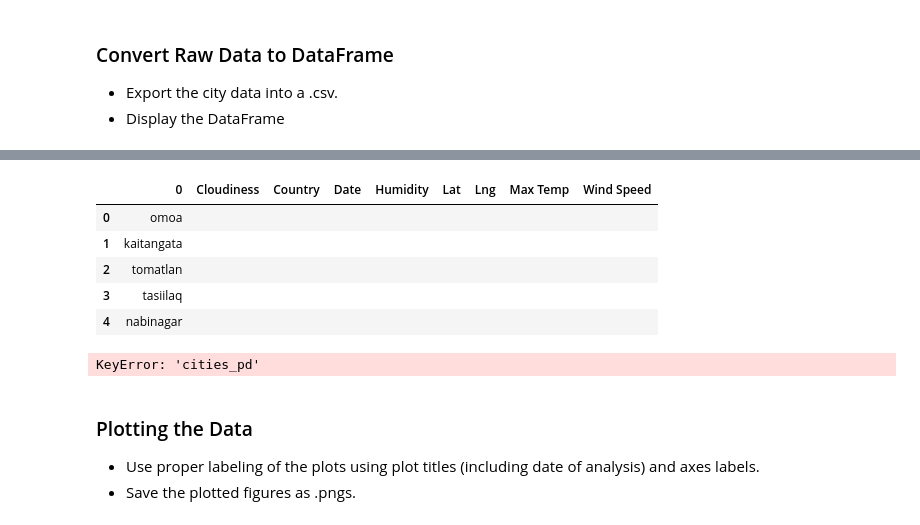
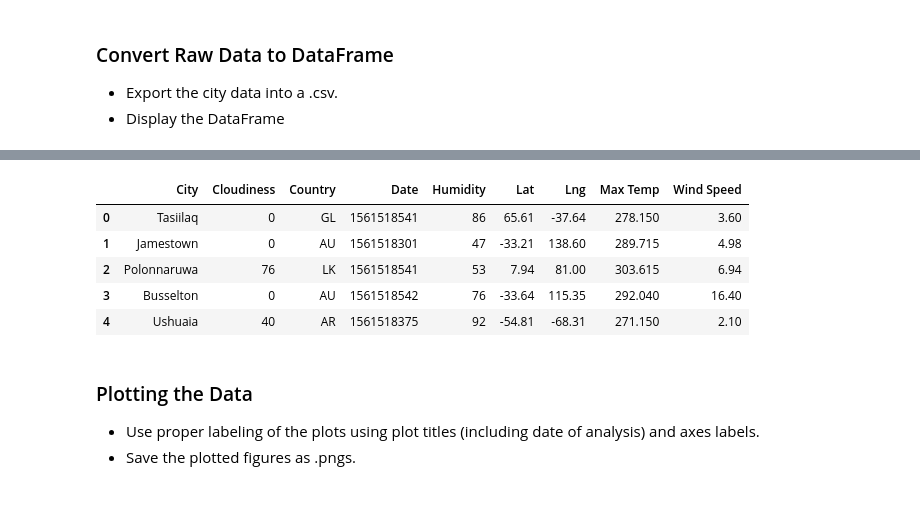
Before and after one commit to zareentaz/Equator-Weather-Analysis, a Jupyter notebook: Python-API/Instructions/starter_code/WeatherPy.ipynb, the cells around one changed output, grey strips where cells are left out. Drawn from its saved outputs; the diff is of its cells as text; code cells hidden in the pictures.

```diff
--- a/Python-API/Instructions/starter_code/WeatherPy.ipynb
+++ b/Python-API/Instructions/starter_code/WeatherPy.ipynb
@@ -117,38 +145,0 @@ cities_rename.head()
-# %%
-cities_pd["Cloudiness"] = ""
-cities_pd["Country"] = ""
-cities_pd["Date"] = ""
-cities_pd["Humidity"] = ""
-cities_pd["Lat"] = ""
-cities_pd["Lng"] = ""
-cities_pd["Max Temp"] = ""
-cities_pd["Wind Speed"] = ""
-
-cities_pd.head()
-# %% [output]
-|  | 0 | Cloudiness | Country | Date | Humidity | Lat | Lng | Max Temp | Wind Speed |
-| 0 | omoa |  |  |  |  |  |  |  |  |
-| 1 | kaitangata |  |  |  |  |  |  |  |  |
-| 2 | tomatlan |  |  |  |  |  |  |  |  |
-| 3 | tasiilaq |  |  |  |  |  |  |  |  |
-| 4 | nabinagar |  |  |  |  |  |  |  |  |
-# %%
-# create a params dict that will be updated with new city each iteration
-params = {"key": api_key}
-
-for index, row in cities_pd.iterrows():
-     city = row['cities_pd']
-          # update address key value
-     params['address'] = f"{city}"
-
-          # make request
-     cities_lat_lng = requests.get(url, params=params)
-
-     cities_lat_lng = cities_lat_lng.json()
-
-     cities_pd.loc[index, "Lat"] = cities_lat_lng["results"][0]["geometry"]["location"]["lat"]
-     cities_pd.loc[index, "Lng"] = cities_lat_lng["results"][0]["geometry"]["location"]["lng"]
-
-cities_pd.head()
-# %% [output]
-KeyError: 'cities_pd'
@@ -154,0 +149,13 @@ KeyError: 'cities_pd'
+# %%
+# Displaying the dataframe
+city_df = pd.DataFrame(city_pd)
+#city_df['City'].count()
+#city_df['Index'].count()
+city_df.head()
+# %% [output]
+|  | City | Cloudiness | Country | Date | Humidity | Lat | Lng | Max Temp | Wind Speed |
+| 0 | Tasiilaq | 0 | GL | 1561518541 | 86 | 65.61 | -37.64 | 278.150 | 3.60 |
+| 1 | Jamestown | 0 | AU | 1561518301 | 47 | -33.21 | 138.60 | 289.715 | 4.98 |
+| 2 | Polonnaruwa | 76 | LK | 1561518541 | 53 | 7.94 | 81.00 | 303.615 | 6.94 |
+| 3 | Busselton | 0 | AU | 1561518542 | 76 | -33.64 | 115.35 | 292.040 | 16.40 |
+| 4 | Ushuaia | 40 | AR | 1561518375 | 92 | -54.81 | -68.31 | 271.150 | 2.10 |
```
Also changed, not shown: parts of 13 cells of this notebook, 8 other files.
